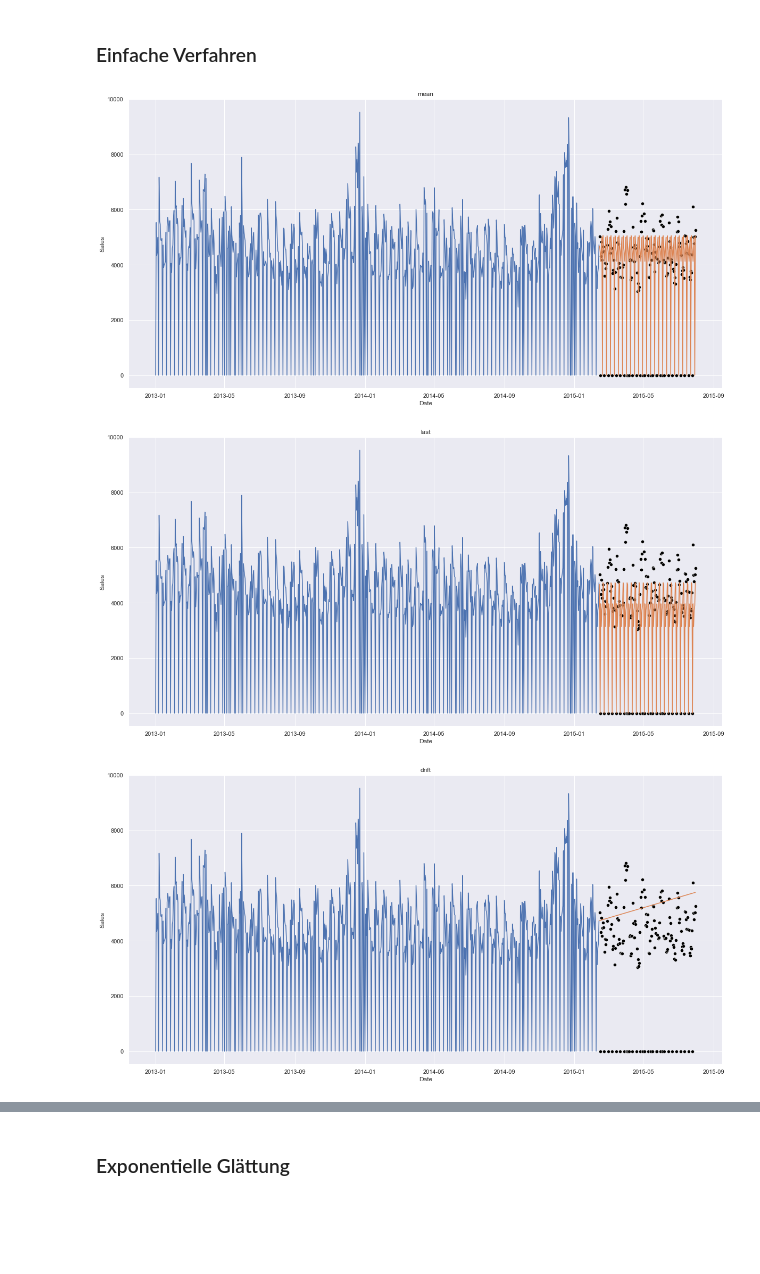
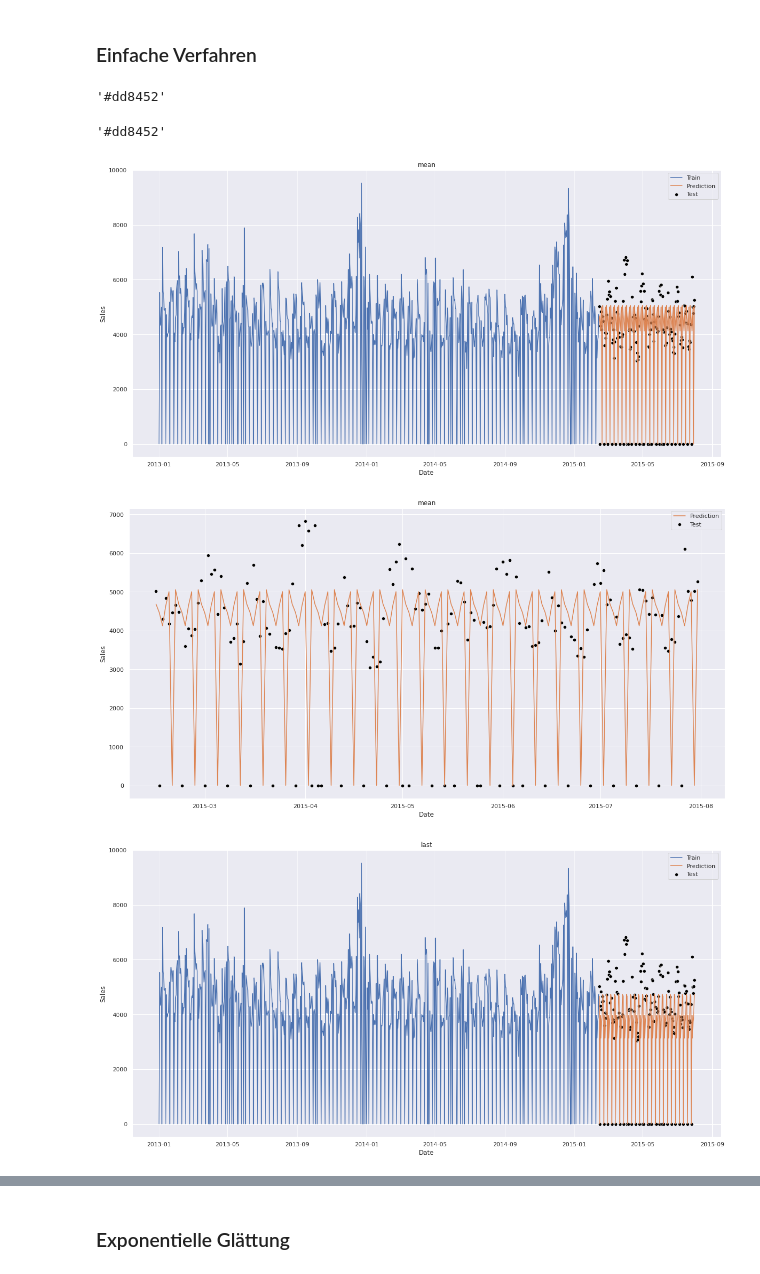
Before and after one commit to schemm/forecasting, a Jupyter notebook: RossmannStoreSales.ipynb, the cells around one changed output, grey strips where cells are left out. Saved outputs shown, nothing was run; the diff lists cells and outputs as text; code cells hidden in the pictures; blank space fills up the shorter version.

Commit message:
complemented plots

```diff
--- a/RossmannStoreSales.ipynb
+++ b/RossmannStoreSales.ipynb
@@ -203,31 +203,43 @@ display(pgram.sort_values(by = 'spec', ascending = False).head(3))
 ## Autoregression
 # %% [markdown]
 ### Einfache Verfahren
+# %%
+display(sns.color_palette('deep').as_hex()[1])
+
+display(pal.as_hex()[1])
+# %% [output]
+'#dd8452'
+'#dd8452'
 # %%
 from sktime.forecasting.naive import NaiveForecaster
 from sktime.forecasting.base import ForecastingHorizon
 from sktime.forecasting.model_selection import temporal_train_test_split
 
 data = demand[demand.Store == 1]
 train, test = temporal_train_test_split(data, test_size = 6*28)
 
 train.index.freq = 'D'
 test.index.freq = 'D'
 fh = ForecastingHorizon(test.index, is_relative = False)
 
 for strategy in ['mean', 'last', 'drift']:
     if strategy == 'drift':
         forecast = NaiveForecaster(strategy = strategy)
     else:
         forecast = NaiveForecaster(strategy = strategy, sp = 7)
     forecast.fit(train['Sales'])
 
-    sns.lineplot(data = train['Sales']).set_title('Naive')
-    sns.scatterplot(data = test['Sales'], color = 'black')
-    sns.lineplot(data = forecast.predict(fh))
+    sns.lineplot(data = train['Sales'], label = 'Train')
+    sns.scatterplot(data = test['Sales'], color = 'black', label = 'Test')
+    sns.lineplot(data = forecast.predict(fh), label = 'Prediction')
     plt.title(strategy)
     plt.show()
+
+    sns.scatterplot(data = test['Sales'], color = 'black', label = 'Test')
+    sns.lineplot(data = forecast.predict(fh), color = sns.color_palette('deep').as_hex()[1], label = 'Prediction')
+    plt.title(strategy)
+    plt.show()
 # %% [output]
-[figure, old version]
+[figure, new version]
-[figure, old version]
+[figure, new version]
-[figure, old version]
+[figure, new version]
```
Also changed, not shown: parts of 5 cells of this notebook.
